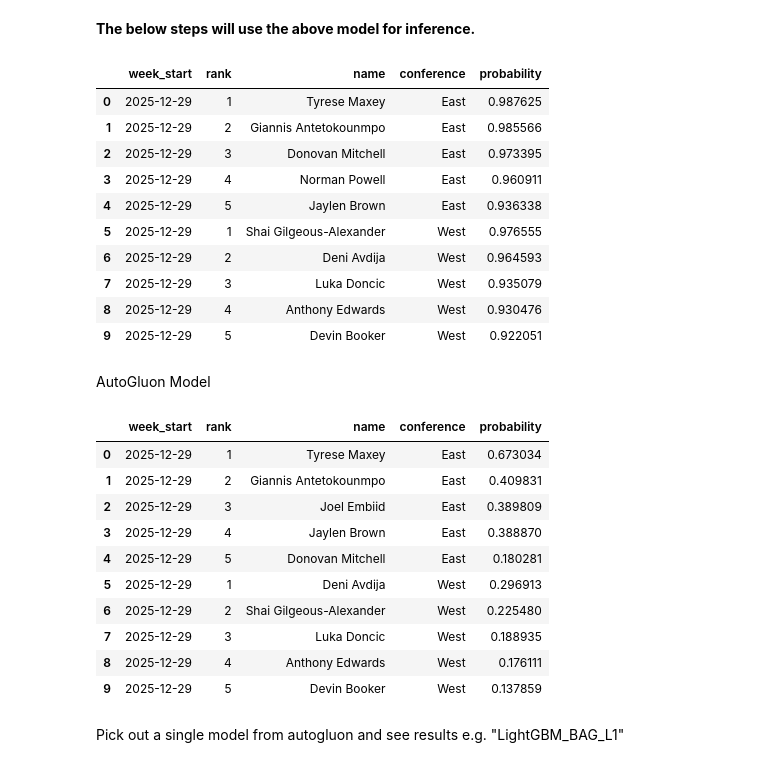
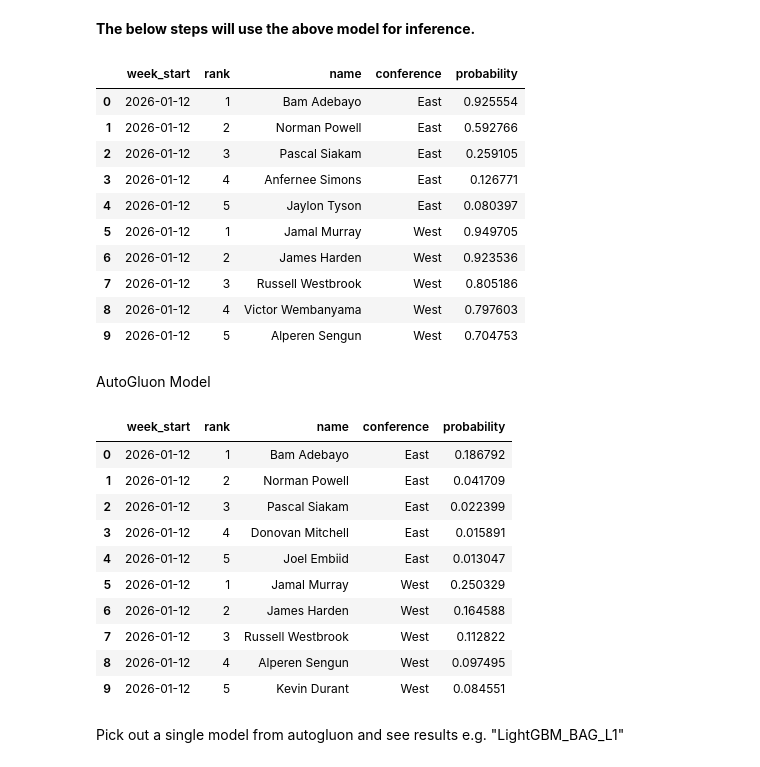
Before and after one commit to dejiandrew/nba-award-predictor, a Jupyter notebook: lightgbm_model.ipynb, the cells around one changed output. Drawn from its saved outputs; the diff is of its cells as text; code cells hidden in the pictures.

```diff
--- a/lightgbm_model.ipynb
+++ b/lightgbm_model.ipynb
@@ -753,44 +753,44 @@ def get_potw_predictions(week_start: str):
 
   # Now partition by season, week, and conference and return top 5 for each conference
   results
   query = f"""
   WITH CTE AS (SELECT *,
   RANK() OVER(PARTITION BY season, week, conference ORDER BY probability DESC) AS rank
   FROM results
   )
 
   ,CTE2 AS (
   SELECT * FROM CTE WHERE conference = 'East' AND rank <= 5
   UNION ALL
   SELECT * FROM CTE WHERE conference = 'West' AND rank <= 5
 
   )
   SELECT
   '{week_start}' AS week_start
   ,rank
   ,full_name as name
   ,conference
   ,probability
   FROM CTE2
   """
 
   top_five_per_conference = duckdb.query(query).df()
 
   return top_five_per_conference
 
-get_potw_predictions('2025-12-29')
+get_potw_predictions('2026-01-12')
 # %% [output]
 |  | week_start | rank | name | conference | probability |
-| 0 | 2025-12-29 | 1 | Tyrese Maxey | East | 0.987625 |
-| 1 | 2025-12-29 | 2 | Giannis Antetokounmpo | East | 0.985566 |
-| 2 | 2025-12-29 | 3 | Donovan Mitchell | East | 0.973395 |
-| 3 | 2025-12-29 | 4 | Norman Powell | East | 0.960911 |
-| 4 | 2025-12-29 | 5 | Jaylen Brown | East | 0.936338 |
-| 5 | 2025-12-29 | 1 | Shai Gilgeous-Alexander | West | 0.976555 |
-| 6 | 2025-12-29 | 2 | Deni Avdija | West | 0.964593 |
-| 7 | 2025-12-29 | 3 | Luka Doncic | West | 0.935079 |
-| 8 | 2025-12-29 | 4 | Anthony Edwards | West | 0.930476 |
-| 9 | 2025-12-29 | 5 | Devin Booker | West | 0.922051 |
+| 0 | 2026-01-12 | 1 | Bam Adebayo | East | 0.925554 |
+| 1 | 2026-01-12 | 2 | Norman Powell | East | 0.592766 |
+| 2 | 2026-01-12 | 3 | Pascal Siakam | East | 0.259105 |
+| 3 | 2026-01-12 | 4 | Anfernee Simons | East | 0.126771 |
+| 4 | 2026-01-12 | 5 | Jaylon Tyson | East | 0.080397 |
+| 5 | 2026-01-12 | 1 | Jamal Murray | West | 0.949705 |
+| 6 | 2026-01-12 | 2 | James Harden | West | 0.923536 |
+| 7 | 2026-01-12 | 3 | Russell Westbrook | West | 0.805186 |
+| 8 | 2026-01-12 | 4 | Victor Wembanyama | West | 0.797603 |
+| 9 | 2026-01-12 | 5 | Alperen Sengun | West | 0.704753 |
 # %% [markdown]
 AutoGluon Model
 # %%
@@ -866,19 +866,19 @@ def get_potw_predictions(week_start: str):
 
   return top_five_per_conference
 
-get_potw_predictions('2025-12-29')
+get_potw_predictions('2026-01-12')
 # %% [output]
 |  | week_start | rank | name | conference | probability |
-| 0 | 2025-12-29 | 1 | Tyrese Maxey | East | 0.673034 |
-| 1 | 2025-12-29 | 2 | Giannis Antetokounmpo | East | 0.409831 |
-| 2 | 2025-12-29 | 3 | Joel Embiid | East | 0.389809 |
-| 3 | 2025-12-29 | 4 | Jaylen Brown | East | 0.388870 |
-| 4 | 2025-12-29 | 5 | Donovan Mitchell | East | 0.180281 |
-| 5 | 2025-12-29 | 1 | Deni Avdija | West | 0.296913 |
-| 6 | 2025-12-29 | 2 | Shai Gilgeous-Alexander | West | 0.225480 |
-| 7 | 2025-12-29 | 3 | Luka Doncic | West | 0.188935 |
-| 8 | 2025-12-29 | 4 | Anthony Edwards | West | 0.176111 |
-| 9 | 2025-12-29 | 5 | Devin Booker | West | 0.137859 |
+| 0 | 2026-01-12 | 1 | Bam Adebayo | East | 0.186792 |
+| 1 | 2026-01-12 | 2 | Norman Powell | East | 0.041709 |
+| 2 | 2026-01-12 | 3 | Pascal Siakam | East | 0.022399 |
+| 3 | 2026-01-12 | 4 | Donovan Mitchell | East | 0.015891 |
+| 4 | 2026-01-12 | 5 | Joel Embiid | East | 0.013047 |
+| 5 | 2026-01-12 | 1 | Jamal Murray | West | 0.250329 |
+| 6 | 2026-01-12 | 2 | James Harden | West | 0.164588 |
+| 7 | 2026-01-12 | 3 | Russell Westbrook | West | 0.112822 |
+| 8 | 2026-01-12 | 4 | Alperen Sengun | West | 0.097495 |
+| 9 | 2026-01-12 | 5 | Kevin Durant | West | 0.084551 |
 # %% [markdown]
 Pick out a single model from autogluon and see results e.g. "LightGBM_BAG_L1"
 # %%
```
Also changed, not shown: parts of 13 cells of this notebook.
